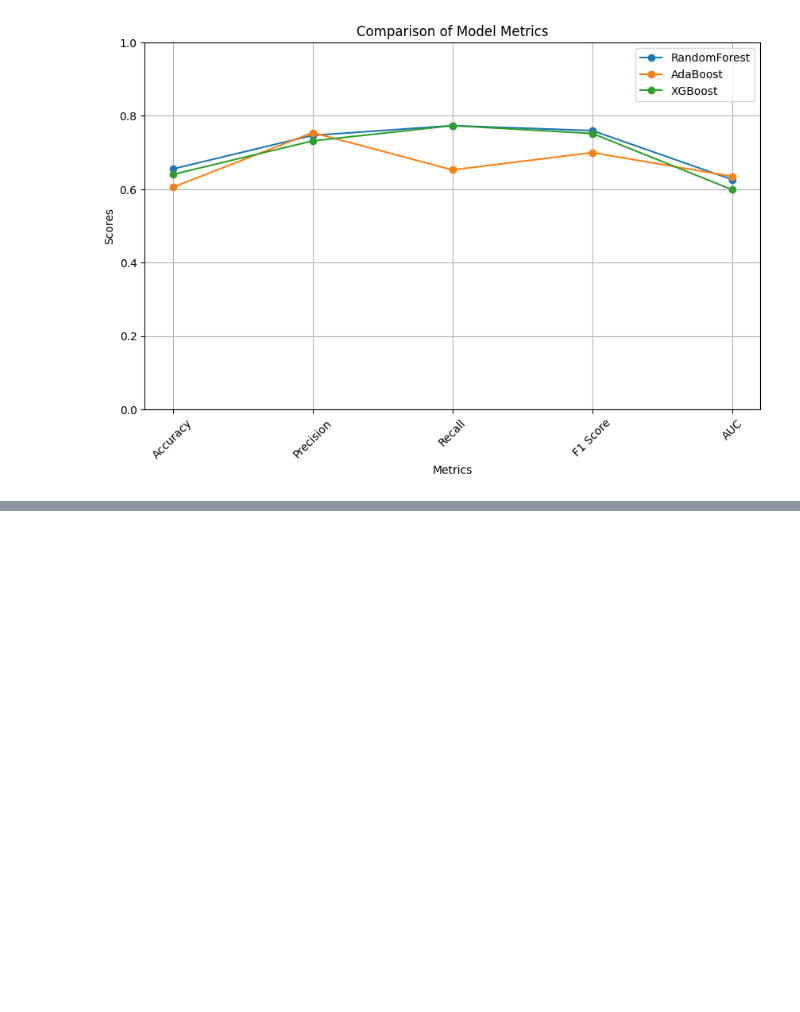
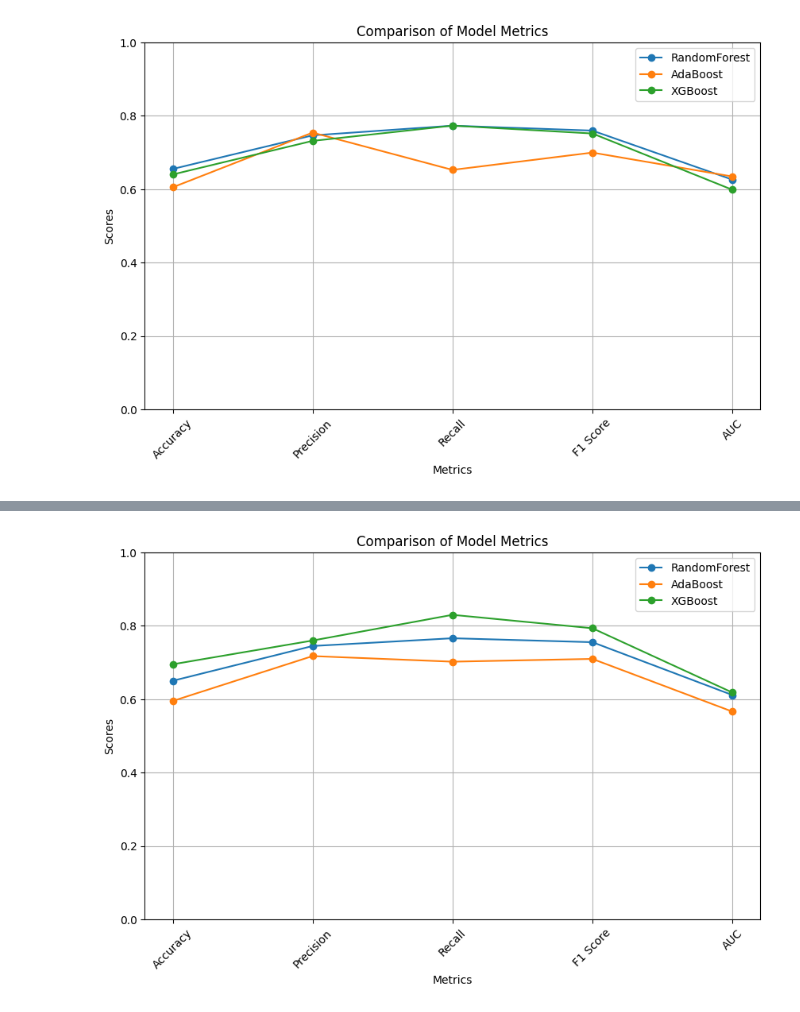
Before and after one commit to hamedahmed100/RR_project_HHRPTeam, a Jupyter notebook: Modelling_RR.ipynb, the cells around one changed output, grey strips where cells are left out. Cells and saved outputs as stored; diff of their text form; code cells hidden in the pictures; blank space fills up the shorter version.

Commit message:
enhhancing the model result

```diff
--- a/Modelling_RR.ipynb
+++ b/Modelling_RR.ipynb
@@ -90,3 +90,85 @@ for model_name, model in best_estimators.items():
 plot_all_model_metrics(metrics)
 # %% [output]
 [figure]
+# %%
+import matplotlib.pyplot as plt
+from sklearn.ensemble import RandomForestClassifier, AdaBoostClassifier
+from sklearn.metrics import accuracy_score, precision_score, recall_score, f1_score, roc_auc_score
+from sklearn.model_selection import GridSearchCV
+from xgboost import XGBClassifier
+
+# Function to plot all model metrics on a single line chart
+def plot_all_model_metrics(metrics_dict):
+    fig, ax = plt.subplots(figsize=(10, 6))
+    metric_names = list(next(iter(metrics_dict.values())).keys())
+
+    for model_name, model_metrics in metrics_dict.items():
+        scores = list(model_metrics.values())
+        ax.plot(metric_names, scores, marker='o', linestyle='-', label=model_name)
+
+    ax.set_xlabel('Metrics')
+    ax.set_ylabel('Scores')
+    ax.set_title('Comparison of Model Metrics')
+    ax.set_ylim([0, 1])  # Assuming score metrics are between 0 and 1
+    plt.xticks(rotation=45)
+    plt.grid(True)
+    plt.legend()
+    plt.show()
+
+# Hyperparameters and models setup
+models_params = {
+    'RandomForest': {
+        'model': RandomForestClassifier(),
+        'params': {
+            'n_estimators': [100, 200, 300],
+            'max_features': ['auto', 'sqrt'],
+            'max_depth': [10, 20, 30, None],
+            'min_samples_split': [2, 5, 10],
+            'min_samples_leaf': [1, 2, 4],
+            'bootstrap': [True, False]
+        }
+    },
+    'AdaBoost': {
+        'model': AdaBoostClassifier(),
+        'params': {
+            'n_estimators': [50, 100, 200, 300],
+            'learning_rate': [0.01, 0.1, 1.0]
+        }
+    },
+    'XGBoost': {
+        'model': XGBClassifier(use_label_encoder=False, eval_metric='logloss'),
+        'params': {
+            'n_estimators': [100, 200, 300],
+            'learning_rate': [0.01, 0.1, 0.2, 0.3],
+            'max_depth': [3, 6, 9, 12],
+            'subsample': [0.8, 1.0],
+            'colsample_bytree': [0.8, 1.0],
+            'gamma': [0, 0.1, 0.5]
+        }
+    }
+}
+
+# Perform Grid Search with Cross-Validation
+best_estimators = {}
+for model_name, mp in models_params.items():
+    print(f"Starting Grid Search for {model_name}...")
+    grid_search = GridSearchCV(mp['model'], mp['params'], cv=5, scoring='accuracy', verbose=1, n_jobs=-1)
+    grid_search.fit(X_train, y_train)
+    best_estimators[model_name] = grid_search.best_estimator_
+    print(f"Best parameters for {model_name}: {grid_search.best_params_}")
+
+# Evaluate the models and collect metrics
+metrics = {}
+for model_name, model in best_estimators.items():
+    y_pred = model.predict(X_test)
+    metrics[model_name] = {
+        'Accuracy': accuracy_score(y_test, y_pred),
+        'Precision': precision_score(y_test, y_pred),
+        'Recall': recall_score(y_test, y_pred),
+        'F1 Score': f1_score(y_test, y_pred),
+        'AUC': roc_auc_score(y_test, model.predict_proba(X_test)[:, 1])
+    }
+
+# Plot metrics for all models together in one chart
+plot_all_model_metrics(metrics)
+# %% [output]
@@ -92,0 +201 @@ plot_all_model_metrics(metrics)
+[figure, added]
```
Also changed, not shown: parts of 1 cell of this notebook.
